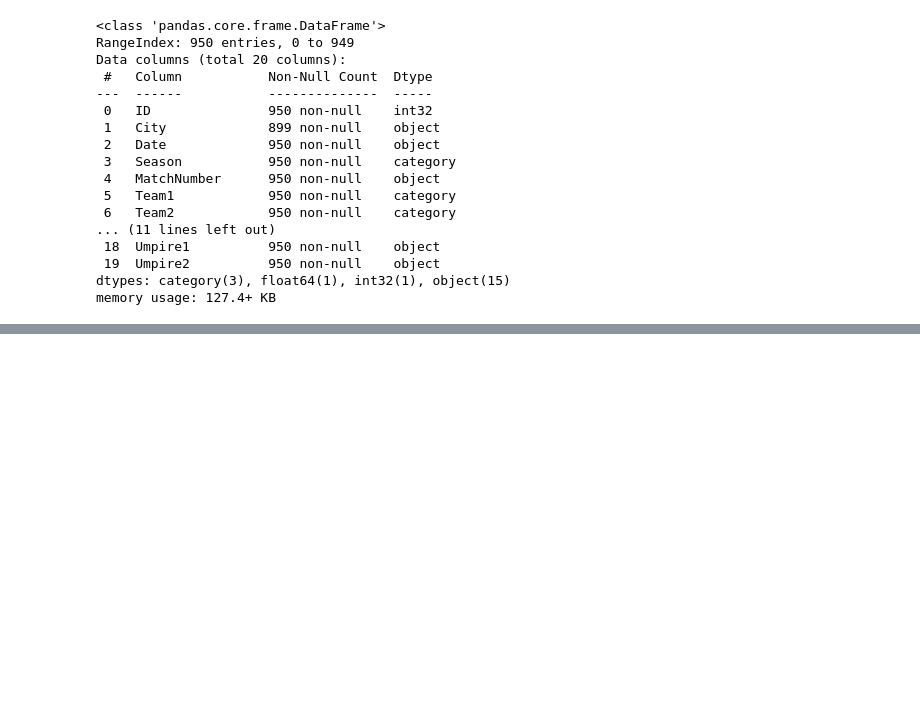
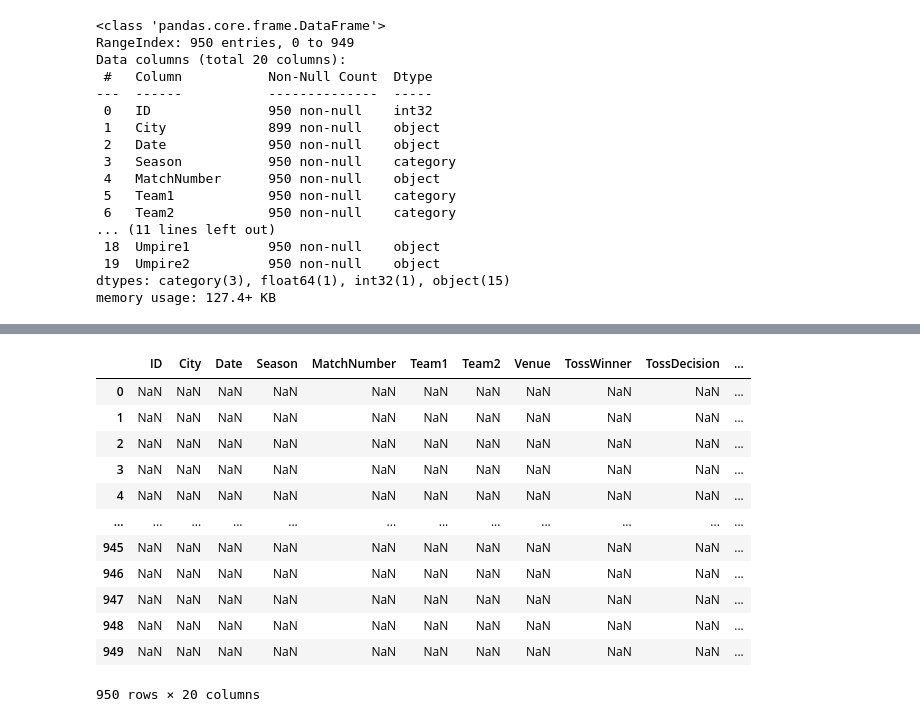
Before and after one commit to rabiuldiu30/Pandas-DataFrame, a Jupyter notebook: pandas_dataframe.ipynb, the cells around one changed output, grey strips where cells are left out. Cells and saved outputs as stored; diff of their text form; code cells hidden in the pictures; blank space fills up the shorter version.

```diff
--- a/pandas_dataframe.ipynb
+++ b/pandas_dataframe.ipynb
@@ -655,3 +655,9 @@ memory usage: 127.4+ KB
 #  toss decision plot
 # how many mathes each team has played
 # sort_values -> ascending -> na_position -> inplace -> multiple cols
+# %%
+# astype
+import sys
+
+vk = pd.read_csv('ipl-matches.csv')
+vk
@@ -657,0 +778,17 @@ memory usage: 127.4+ KB
+# %%
+# isin
+vk[(vk == 49) | (vk == 99)]
+# %% [output]
+|  | ID | City | Date | Season | MatchNumber | Team1 | Team2 | Venue | TossWinner | TossDecision | ... |
+| 0 | NaN | NaN | NaN | NaN | NaN | NaN | NaN | NaN | NaN | NaN | ... |
+| 1 | NaN | NaN | NaN | NaN | NaN | NaN | NaN | NaN | NaN | NaN | ... |
+| 2 | NaN | NaN | NaN | NaN | NaN | NaN | NaN | NaN | NaN | NaN | ... |
+| 3 | NaN | NaN | NaN | NaN | NaN | NaN | NaN | NaN | NaN | NaN | ... |
+| 4 | NaN | NaN | NaN | NaN | NaN | NaN | NaN | NaN | NaN | NaN | ... |
+| ... | ... | ... | ... | ... | ... | ... | ... | ... | ... | ... | ... |
+| 945 | NaN | NaN | NaN | NaN | NaN | NaN | NaN | NaN | NaN | NaN | ... |
+| 946 | NaN | NaN | NaN | NaN | NaN | NaN | NaN | NaN | NaN | NaN | ... |
+| 947 | NaN | NaN | NaN | NaN | NaN | NaN | NaN | NaN | NaN | NaN | ... |
+| 948 | NaN | NaN | NaN | NaN | NaN | NaN | NaN | NaN | NaN | NaN | ... |
+| 949 | NaN | NaN | NaN | NaN | NaN | NaN | NaN | NaN | NaN | NaN | ... |
+950 rows × 20 columns
```
Also changed, not shown: parts of 17 cells of this notebook.
